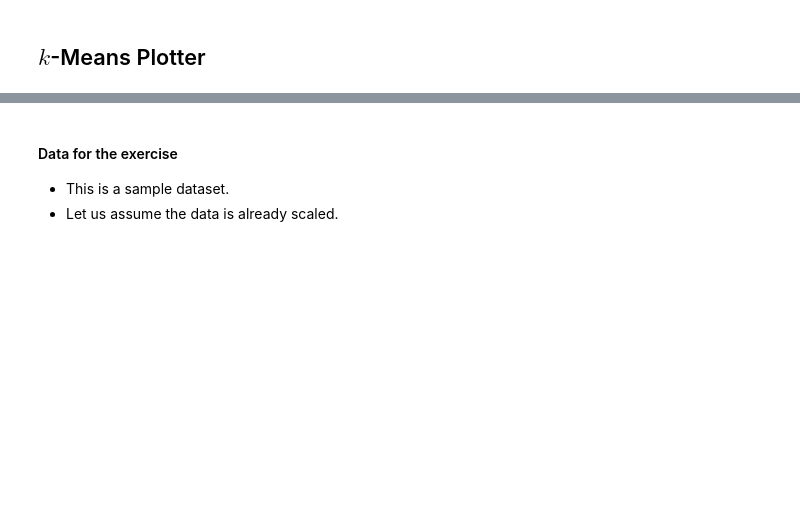
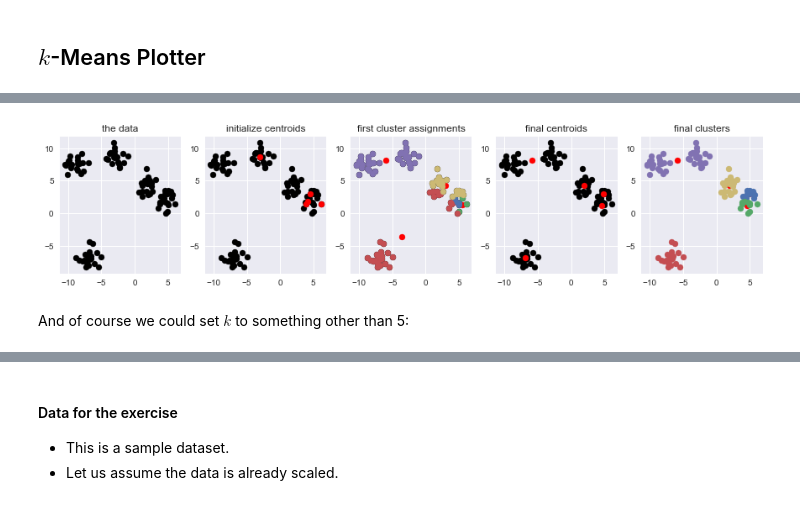
Before and after one commit to njw27/ds-clustering-nbs33, a Jupyter notebook: KMeansClustering/kmeans_clustering.ipynb, the cells around one changed output, grey strips where cells are left out. Saved outputs shown, nothing was run; the diff lists cells and outputs as text; code cells hidden in the pictures; blank space fills up the shorter version.

```diff
--- a/KMeansClustering/kmeans_clustering.ipynb
+++ b/KMeansClustering/kmeans_clustering.ipynb
@@ -143 +165,7 @@ ax.scatter(X[:, 0], X[:, 1]);
+# %%
+df = k_means(X[:, 0], X[:, 1], k=5, random_state=3)
+# %% [output]
+[figure, added]
+# %% [markdown]
+And of course we could set $k$ to something other than 5:
 # %%
```
Also changed, not shown: parts of 40 cells of this notebook.
